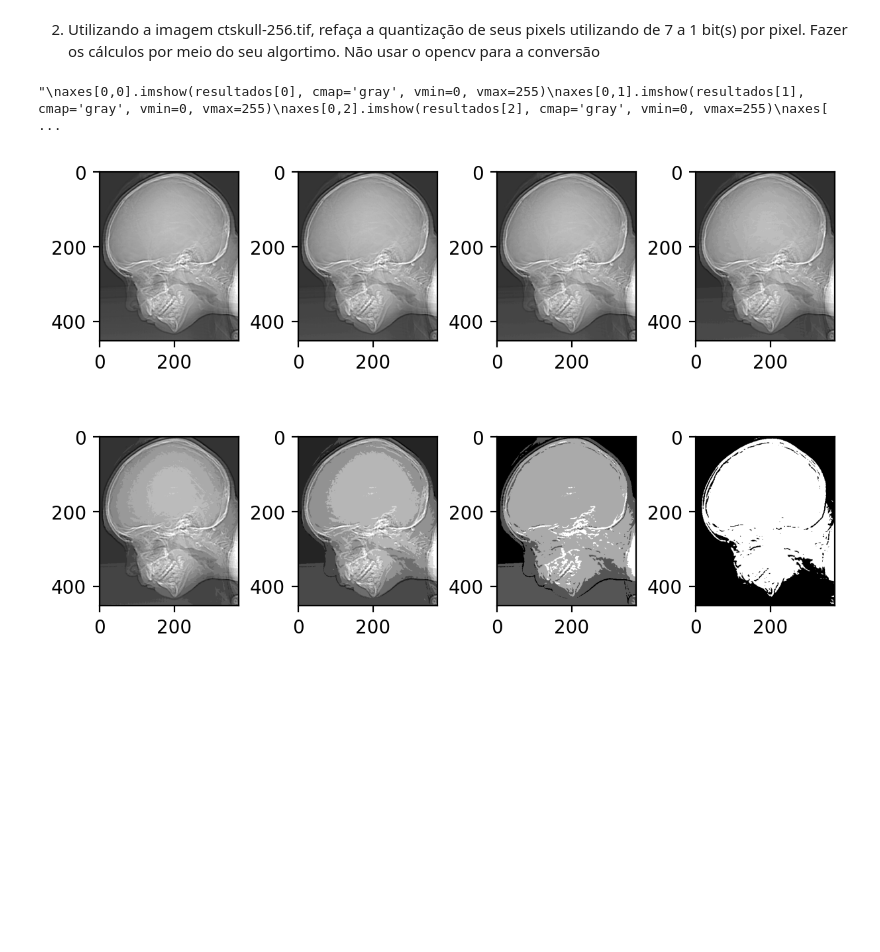
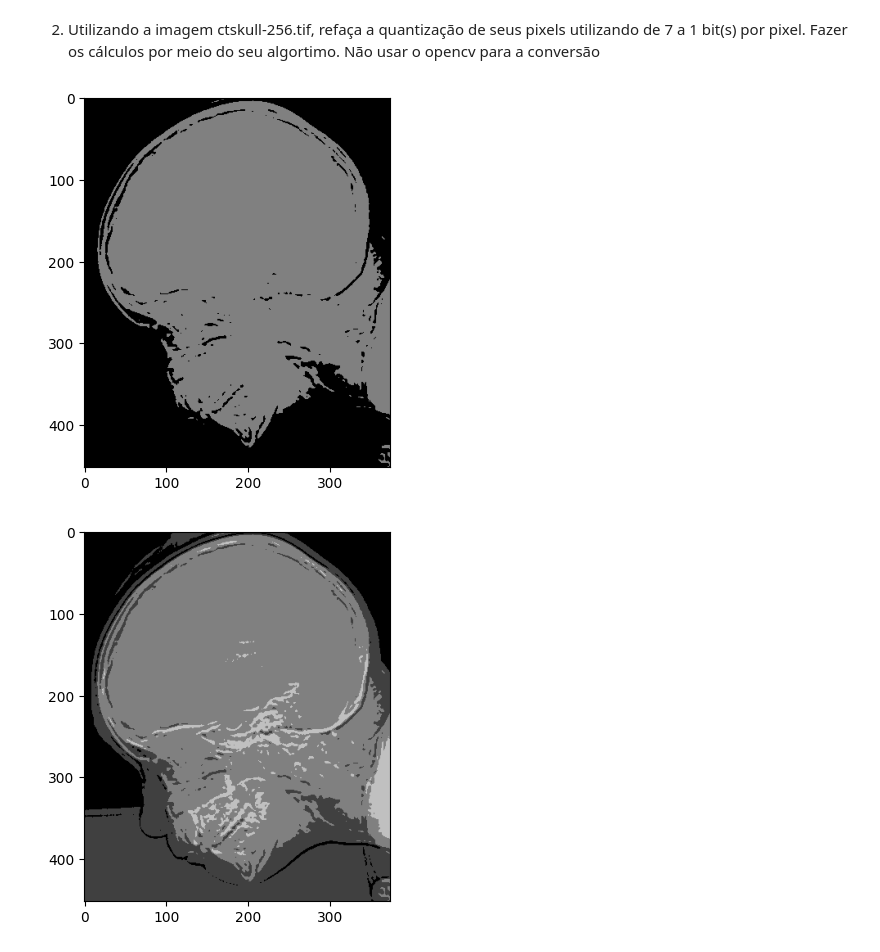
Before and after one commit to JhonnyBn/labs-pdi-pgc111-labs-2023-02, a Jupyter notebook: Lab01 - Sampling and Quantization/lab01.ipynb, the cells around one changed output. Drawn from its saved outputs; the diff is of its cells as text; code cells hidden in the pictures; blank space fills up the shorter version.

```diff
--- a/Lab01 - Sampling and Quantization/lab01.ipynb
+++ b/Lab01 - Sampling and Quantization/lab01.ipynb
@@ -64,48 +69,34 @@ axes[3].imshow(resultados[3], cmap='gray', vmin=0, vmax=255)
 # %% [markdown]
 2)	Utilizando a imagem ctskull-256.tif, refaça a quantização de seus pixels utilizando de 7 a 1 bit(s) por pixel.  Fazer os cálculos por meio do seu algortimo. Não usar o opencv para a conversão
-# %%
-import cv2
-import matplotlib.pyplot as plt
-import numpy as np
-
-plt.rcParams['figure.dpi'] = 200
-
-img = cv2.imread("ctskull-256.tif", cv2.IMREAD_GRAYSCALE)
-
-#plt.imshow(img, cmap='gray', vmin=0, vmax=255);
-
-def qtd_cores_max(bits):
-    return 2**bits-1
-#cores = np.arange(0, 256, 256/2**bits)
-#print(qtd_cores_max(8))
-
-resultados = [img]
-for divisor in [2, 4, 8, 16, 32, 64, 128]:
-    resultados.append(img//divisor*divisor)
-
-#divisor = 128
-#img = img//divisor*divisor
-#plt.imshow(img, cmap='gray', vmin=0, vmax=255)
-fig, axes = plt.subplots(2,4, layout="constrained")
-
-axes[0,0].imshow(resultados[0], cmap='gray', vmin=0, vmax=255)
-axes[0,1].imshow(resultados[1], cmap='gray', vmin=0, vmax=254)
-axes[0,2].imshow(resultados[2], cmap='gray', vmin=0, vmax=252)
-axes[0,3].imshow(resultados[3], cmap='gray', vmin=0, vmax=248)
-axes[1,0].imshow(resultados[4], cmap='gray', vmin=0, vmax=240)
-axes[1,1].imshow(resultados[5], cmap='gray', vmin=0, vmax=224)
-axes[1,2].imshow(resultados[6], cmap='gray', vmin=0, vmax=192)
-axes[1,3].imshow(resultados[7], cmap='gray', vmin=0, vmax=128)
-"""
-axes[0,0].imshow(resultados[0], cmap='gray', vmin=0, vmax=255)
-axes[0,1].imshow(resultados[1], cmap='gray', vmin=0, vmax=255)
-axes[0,2].imshow(resultados[2], cmap='gray', vmin=0, vmax=255)
-axes[0,3].imshow(resultados[3], cmap='gray', vmin=0, vmax=255)
-axes[1,0].imshow(resultados[4], cmap='gray', vmin=0, vmax=255)
-axes[1,1].imshow(resultados[5], cmap='gray', vmin=0, vmax=255)
-axes[1,2].imshow(resultados[6], cmap='gray', vmin=0, vmax=255)
-axes[1,3].imshow(resultados[7], cmap='gray', vmin=0, vmax=255)
-"""
-# %% [output]
-"\naxes[0,0].imshow(resultados[0], cmap='gray', vmin=0, vmax=255)\naxes[0,1].imshow(resultados[1], cmap='gray', vmin=0, vmax=255)\naxes[0,2].imshow(resultados[2], cmap='gray', vmin=0, vmax=255)\naxes[ ...
-[figure, removed]
+# %%
+def readGrayscaleImage(image):
+    img = cv2.imread(image, 0)
+
+    return img
+
+def quantitizeImage(image, bit_level):
+    new_image = np.array(image)
+    shift = 8 - bit_level
+
+    new_image >>= shift
+    new_image <<= shift
+
+    return new_image
+
+def getQuantitizedImage(file, bit):
+    img = readGrayscaleImage(file)
+    outputImg = quantitizeImage(img, bit)
+    plt.imshow(outputImg, cmap='gray', vmin=0, vmax=255)
+    plt.show(block=False)
+    plt.close()
+
+getQuantitizedImage('./ctskull-256.tif', 1)
+getQuantitizedImage('./ctskull-256.tif', 2)
+getQuantitizedImage('./ctskull-256.tif', 3)
+getQuantitizedImage('./ctskull-256.tif', 4)
+getQuantitizedImage('./ctskull-256.tif', 5)
+getQuantitizedImage('./ctskull-256.tif', 6)
+getQuantitizedImage('./ctskull-256.tif', 7)
+# %% [output]
+[figure, added]
+[figure, added]
```
Also changed, not shown: parts of 3 cells of this notebook, 4 other files.
